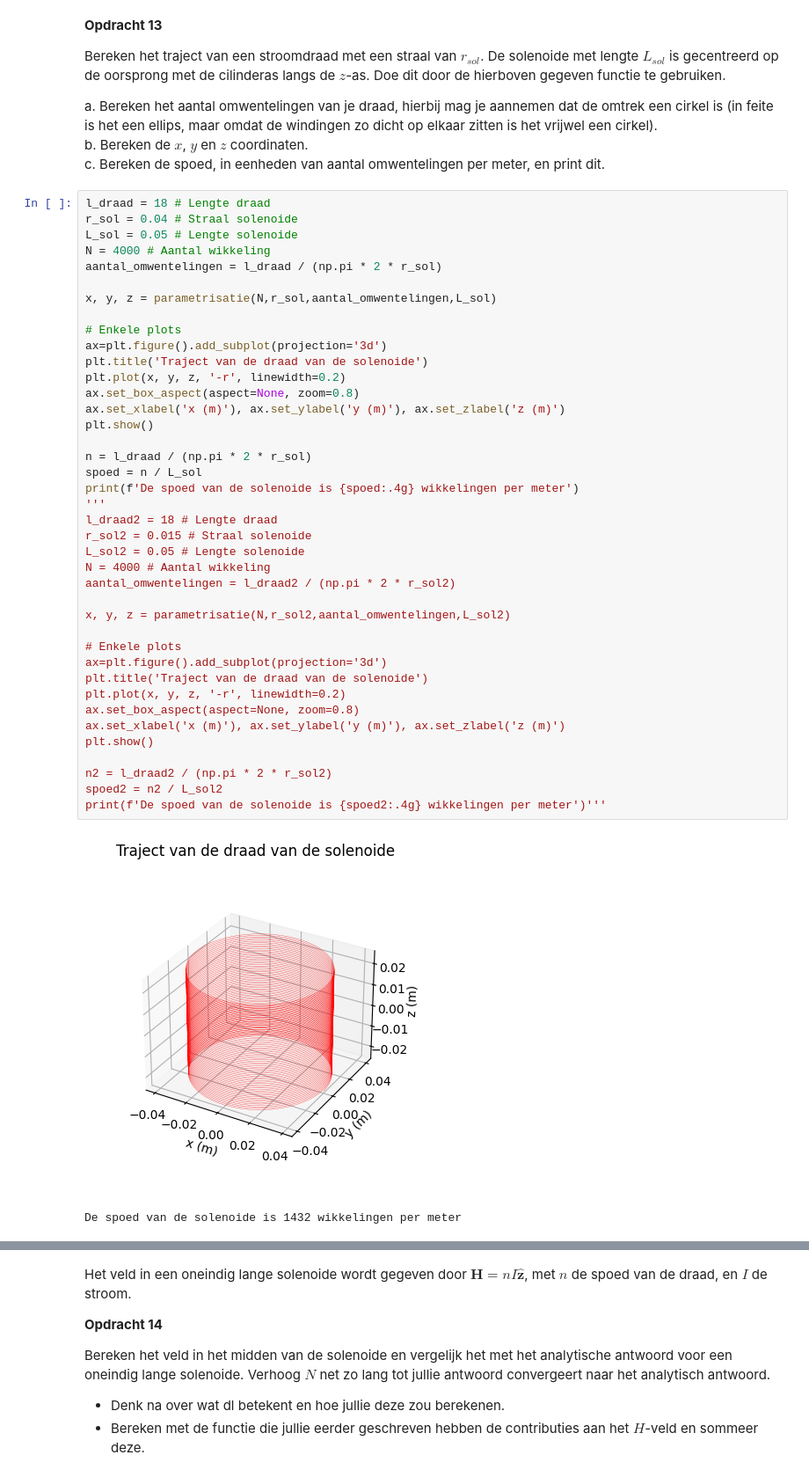
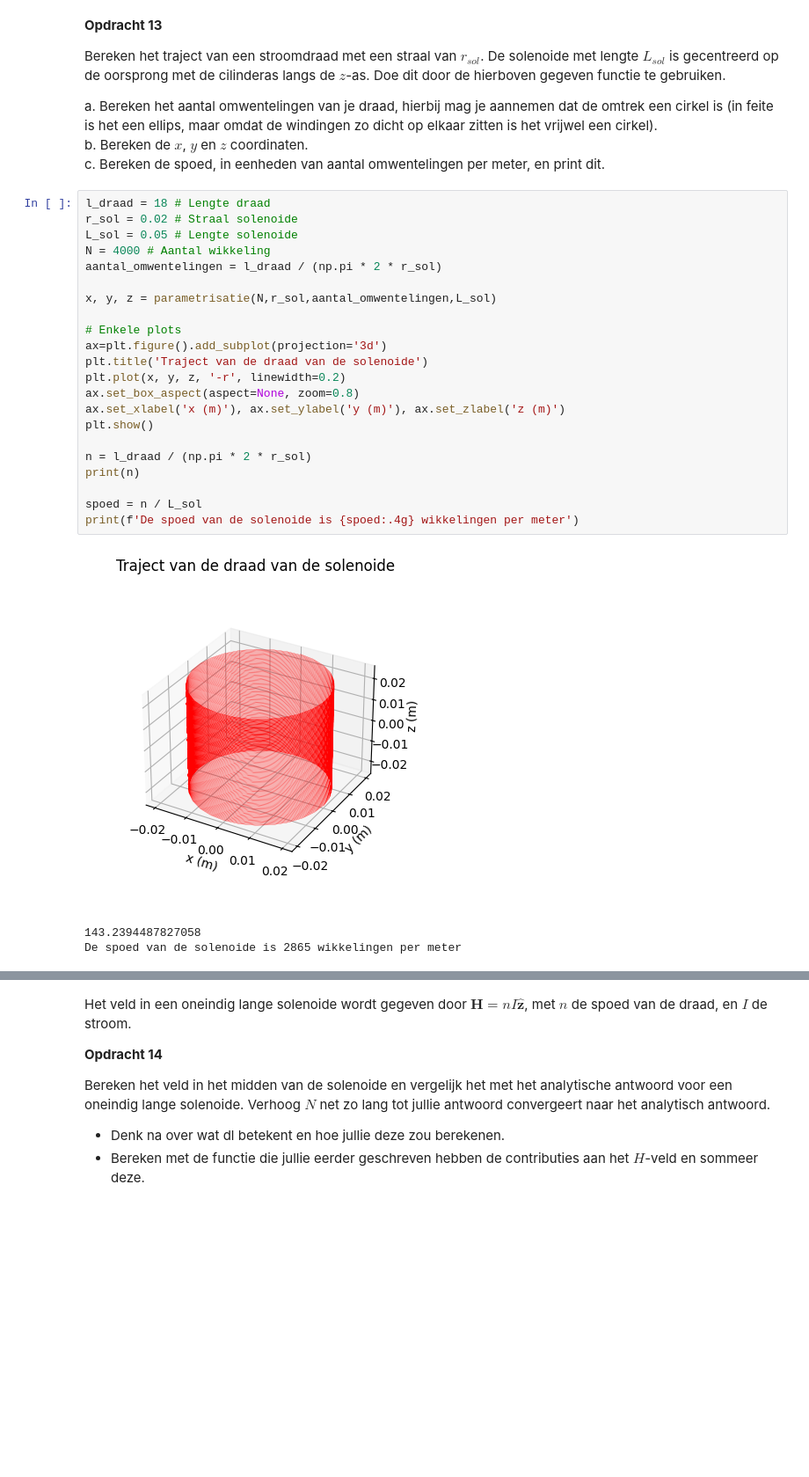
Before and after one commit to tdenooijer26/DEF-T-opdrachten, a Jupyter notebook: 2KrachtactuatorOpdracht/KrachtactuatorOpdracht.ipynb, the cells around one changed output, grey strips where cells are left out. Shown at 88% size. Cells and saved outputs as stored; diff of their text form; blank space fills up the shorter version.

```diff
--- a/2KrachtactuatorOpdracht/KrachtactuatorOpdracht.ipynb
+++ b/2KrachtactuatorOpdracht/KrachtactuatorOpdracht.ipynb
@@ -382,44 +379,27 @@ b. Bereken de $x$, $y$ en $z$ coordinaten.\
 c. Bereken de spoed, in eenheden van aantal omwentelingen per meter, en print dit.
 # %%
 l_draad = 18 # Lengte draad
-r_sol = 0.04 # Straal solenoide
+r_sol = 0.02 # Straal solenoide
 L_sol = 0.05 # Lengte solenoide
 N = 4000 # Aantal wikkeling
 aantal_omwentelingen = l_draad / (np.pi * 2 * r_sol)
 
 x, y, z = parametrisatie(N,r_sol,aantal_omwentelingen,L_sol)
 
 # Enkele plots
 ax=plt.figure().add_subplot(projection='3d')
 plt.title('Traject van de draad van de solenoide')
 plt.plot(x, y, z, '-r', linewidth=0.2)
 ax.set_box_aspect(aspect=None, zoom=0.8)
 ax.set_xlabel('x (m)'), ax.set_ylabel('y (m)'), ax.set_zlabel('z (m)')
 plt.show()
 
 n = l_draad / (np.pi * 2 * r_sol)
+print(n)
+
 spoed = n / L_sol
 print(f'De spoed van de solenoide is {spoed:.4g} wikkelingen per meter')
-'''
-l_draad2 = 18 # Lengte draad
-r_sol2 = 0.015 # Straal solenoide
-L_sol2 = 0.05 # Lengte solenoide
-N = 4000 # Aantal wikkeling
-aantal_omwentelingen = l_draad2 / (np.pi * 2 * r_sol2)
-
-x, y, z = parametrisatie(N,r_sol2,aantal_omwentelingen,L_sol2)
-
-# Enkele plots
-ax=plt.figure().add_subplot(projection='3d')
-plt.title('Traject van de draad van de solenoide')
-plt.plot(x, y, z, '-r', linewidth=0.2)
-ax.set_box_aspect(aspect=None, zoom=0.8)
-ax.set_xlabel('x (m)'), ax.set_ylabel('y (m)'), ax.set_zlabel('z (m)')
-plt.show()
-
-n2 = l_draad2 / (np.pi * 2 * r_sol2)
-spoed2 = n2 / L_sol2
-print(f'De spoed van de solenoide is {spoed2:.4g} wikkelingen per meter')'''
 # %% [output]
-[figure, old version]
+[figure, new version]
-De spoed van de solenoide is 1432 wikkelingen per meter
+143.2394487827058
+De spoed van de solenoide is 2865 wikkelingen per meter
```
Also changed, not shown: parts of 17 cells of this notebook.
